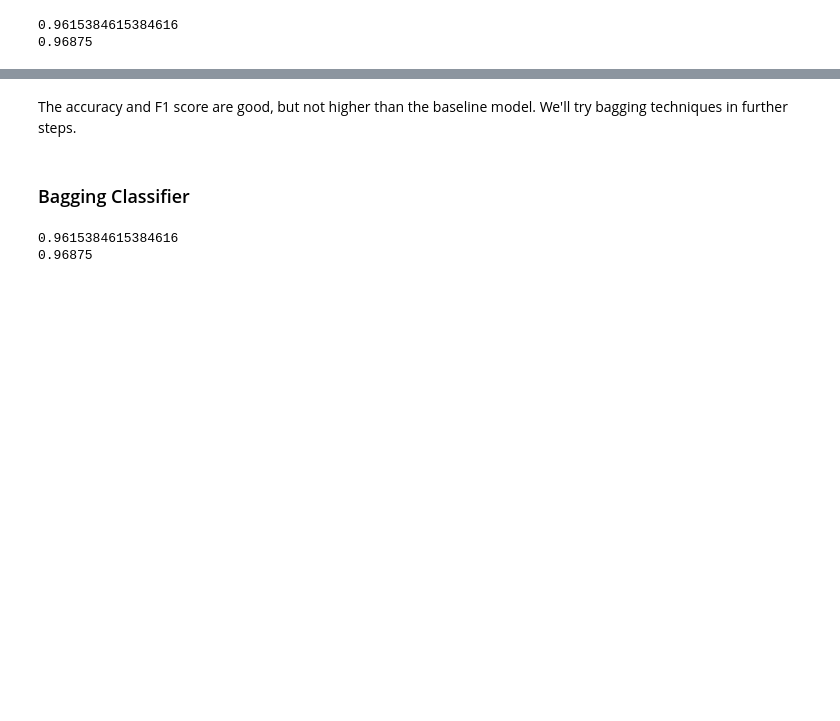
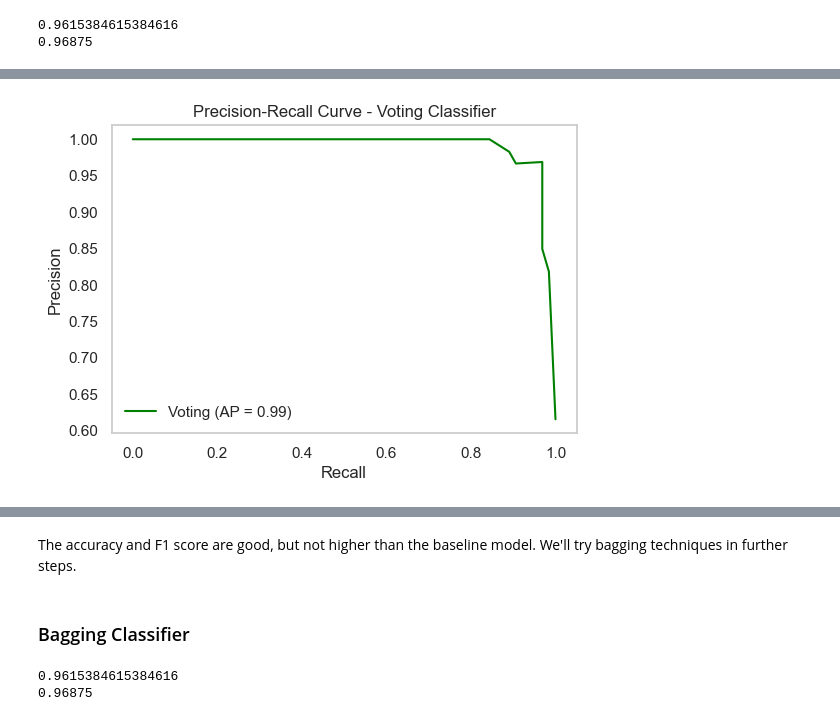
Before and after one commit to jaybo-6/Diabetes-Risk-Prediction-master, a Jupyter notebook: Diabetes Risk Prediction.ipynb, the cells around one changed output, grey strips where cells are left out. Saved outputs shown, nothing was run; the diff lists cells and outputs as text; code cells hidden in the pictures; blank space fills up the shorter version.

```diff
--- a/Diabetes Risk Prediction.ipynb
+++ b/Diabetes Risk Prediction.ipynb
@@ -394,0 +449,17 @@ print(f1_score(y_test, y_pred))
+# %%
+from sklearn.metrics import precision_recall_curve, average_precision_score
+
+y_scores = vc_class.predict_proba(X_test)[:, 1]
+precision, recall, _ = precision_recall_curve(y_test, y_scores)
+ap_score = average_precision_score(y_test, y_scores)
+
+plt.figure(figsize=(6, 4))
+plt.plot(recall, precision, color='green', label=f'Voting (AP = {ap_score:.2f})')
+plt.xlabel('Recall')
+plt.ylabel('Precision')
+plt.title('Precision-Recall Curve - Voting Classifier')
+plt.legend()
+plt.grid()
+plt.show()
+# %% [output]
+[figure, added]
```
Also changed, not shown: parts of 35 cells of this notebook, 4 other files.
